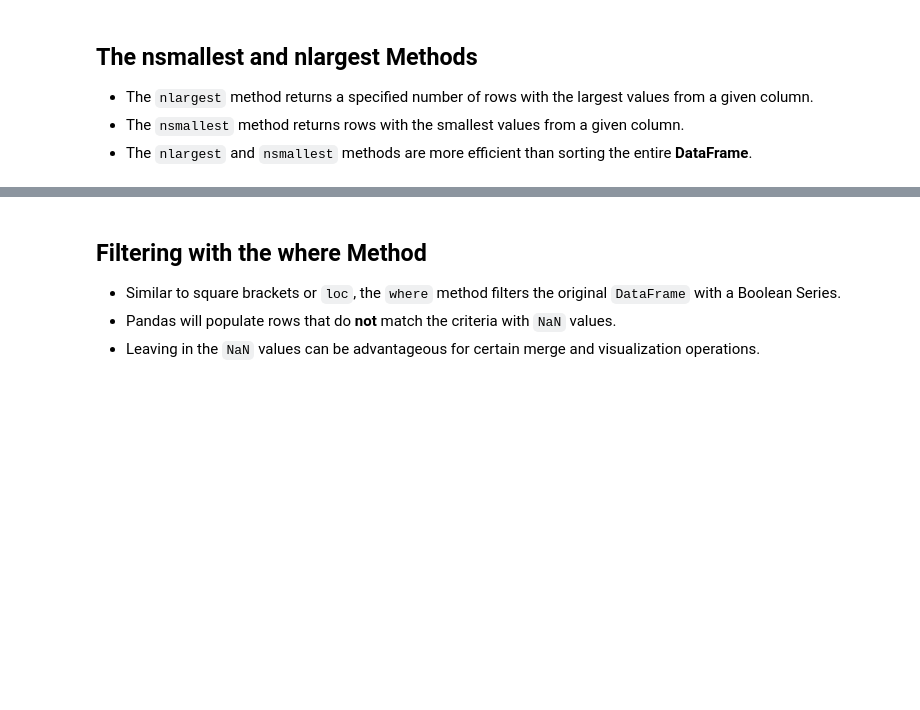
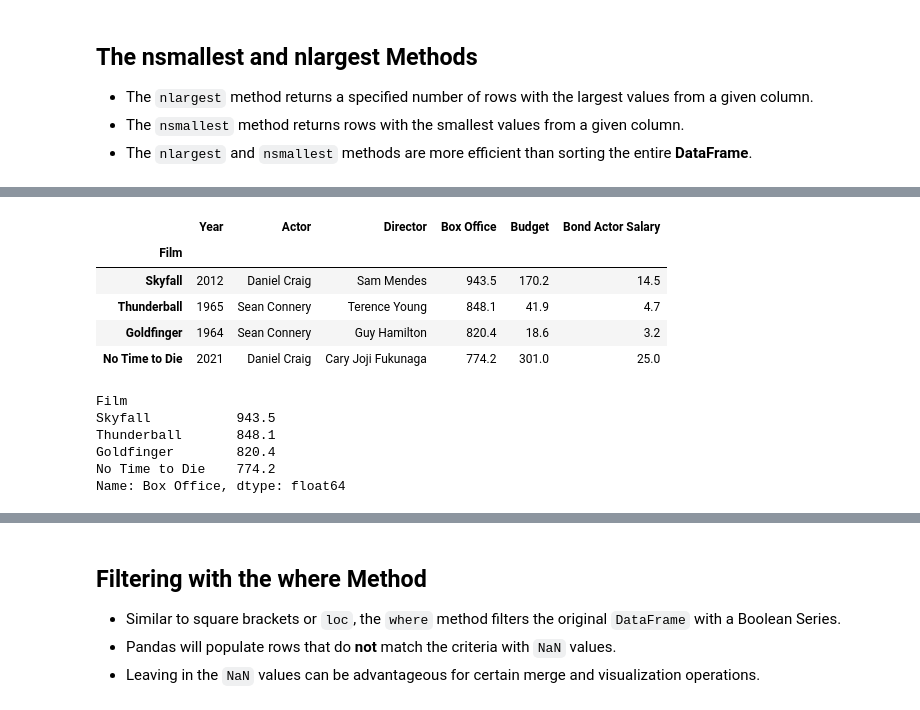
Before and after one commit to kon-mat/DataAnalysis, a Jupyter notebook: Python/Udemy/DataAnalysisWithPandasAndPython/Complete/06 - DataFrames III - Data Extraction.ipynb, the cells around one changed output, grey strips where cells are left out. Drawn from its saved outputs; the diff is of its cells as text; code cells hidden in the pictures; blank space fills up the shorter version.

```diff
--- a/Python/Udemy/DataAnalysisWithPandasAndPython/Complete/06 - DataFrames III - Data Extraction.ipynb
+++ b/Python/Udemy/DataAnalysisWithPandasAndPython/Complete/06 - DataFrames III - Data Extraction.ipynb
@@ -756,0 +779,21 @@ bond.sample(n=2, axis="columns")
+# %%
+# lepszym podejściem i bardziej optymalnym jednak jest wykorzystanie metody nlargest
+# w parametrze podajemy ilość rekordów i nazwy kolumn na podstawie których wyodrębniamy wartości
+bond.nlargest(n=4, columns="Box Office")
+# %% [output]
+|  | Year | Actor | Director | Box Office | Budget | Bond Actor Salary |
+| Film |  |  |  |  |  |  |
+| Skyfall | 2012 | Daniel Craig | Sam Mendes | 943.5 | 170.2 | 14.5 |
+| Thunderball | 1965 | Sean Connery | Terence Young | 848.1 | 41.9 | 4.7 |
+| Goldfinger | 1964 | Sean Connery | Guy Hamilton | 820.4 | 18.6 | 3.2 |
+| No Time to Die | 2021 | Daniel Craig | Cary Joji Fukunaga | 774.2 | 301.0 | 25.0 |
+# %%
+# możemy również wykorzystać tę metodę bezpośrednio na serii
+bond["Box Office"].nlargest(4)
+# %% [output]
+Film
+Skyfall           943.5
+Thunderball       848.1
+Goldfinger        820.4
+No Time to Die    774.2
+Name: Box Office, dtype: float64
```
Also changed, not shown: parts of 8 cells of this notebook.
